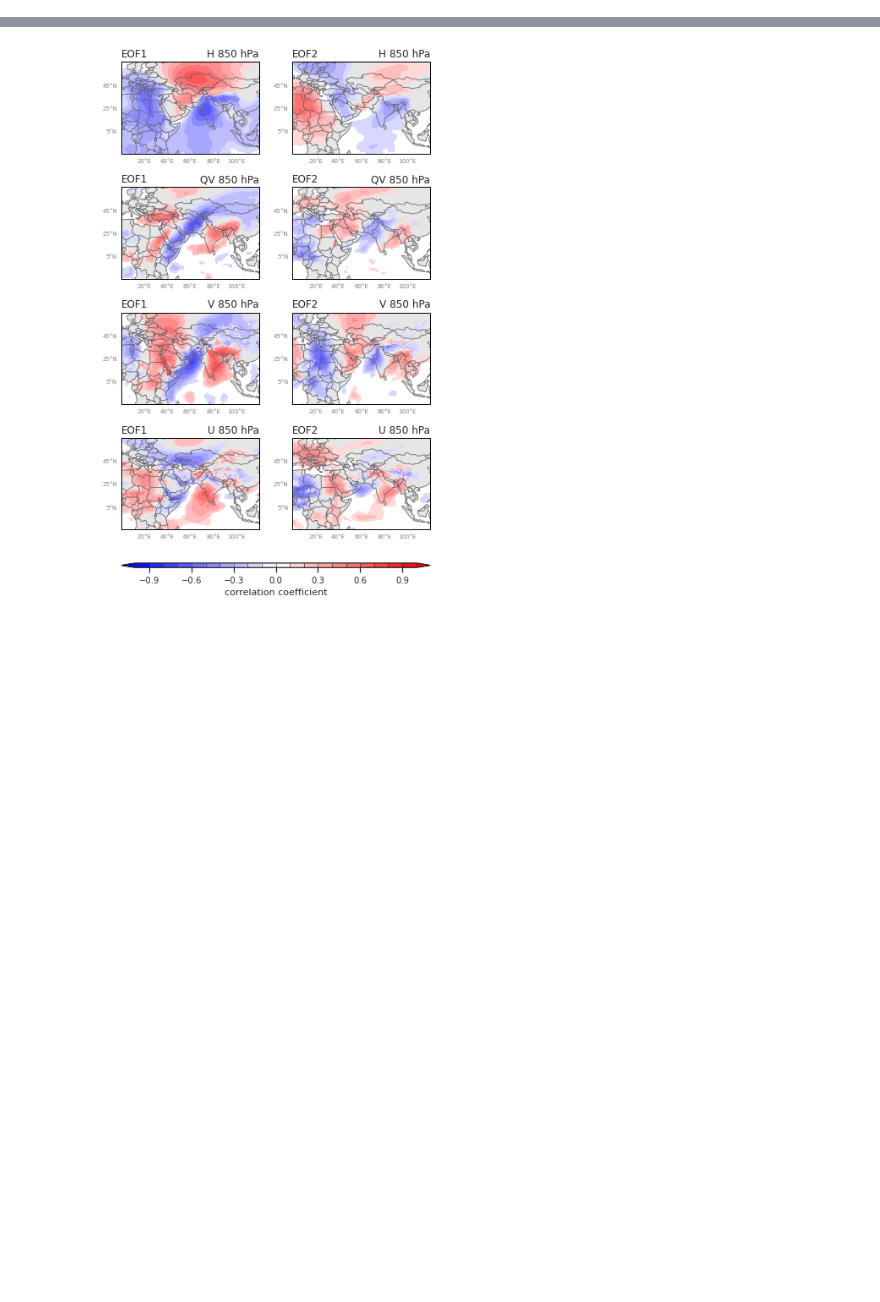
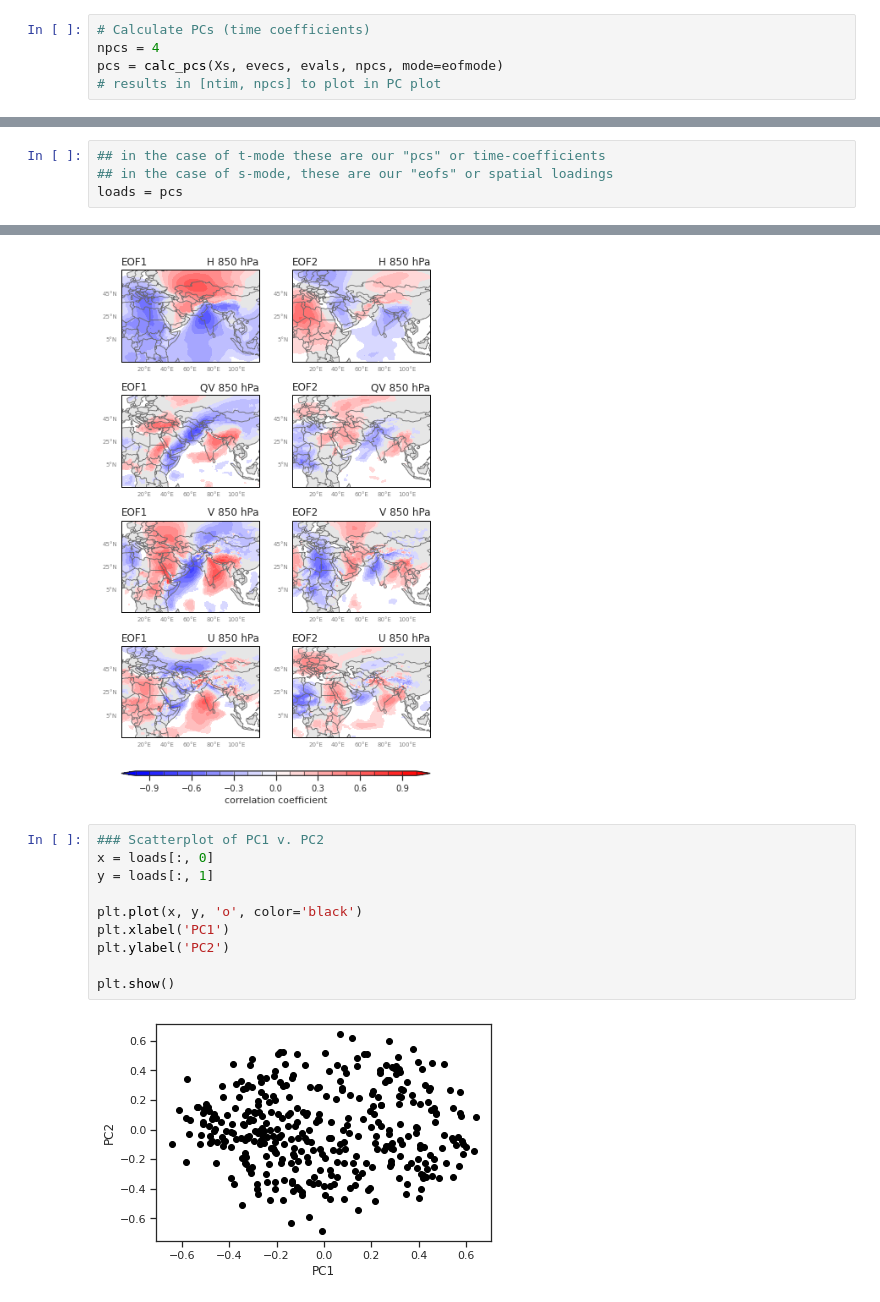
Before and after one commit to dlnash/AR_types, a Jupyter notebook: analysis/eof_multi_variate.ipynb, the cells around one changed output, grey strips where cells are left out. Drawn from its saved outputs; the diff is of its cells as text; blank space fills up the shorter version.

```diff
--- a/analysis/eof_multi_variate.ipynb
+++ b/analysis/eof_multi_variate.ipynb
@@ -458,0 +476,5 @@ plt.show()
+# %%
+# Calculate PCs (time coefficients)
+npcs = 4
+pcs = calc_pcs(Xs, evecs, evals, npcs, mode=eofmode)
+# results in [ntim, npcs] to plot in PC plot
@@ -478,3 +485,7 @@ print(np.round(loads,3))
+# %%
+## in the case of t-mode these are our "pcs" or time-coefficients
+## in the case of s-mode, these are our "eofs" or spatial loadings
+loads = pcs
 # %%
 # Save eigenvalues, eigenvectors, and loadings
 
@@ -801,3 +791,15 @@ plt.savefig(filepath, dpi=200, bbox_inches='tight')
 plt.show()
 # %% [output]
 [figure]
+# %%
+### Scatterplot of PC1 v. PC2
+x = loads[:, 0]
+y = loads[:, 1]
+
+plt.plot(x, y, 'o', color='black')
+plt.xlabel('PC1')
+plt.ylabel('PC2')
+
+plt.show()
+# %% [output]
+[figure, added]
```
Also changed, not shown: parts of 14 cells of this notebook, 3 other files.
